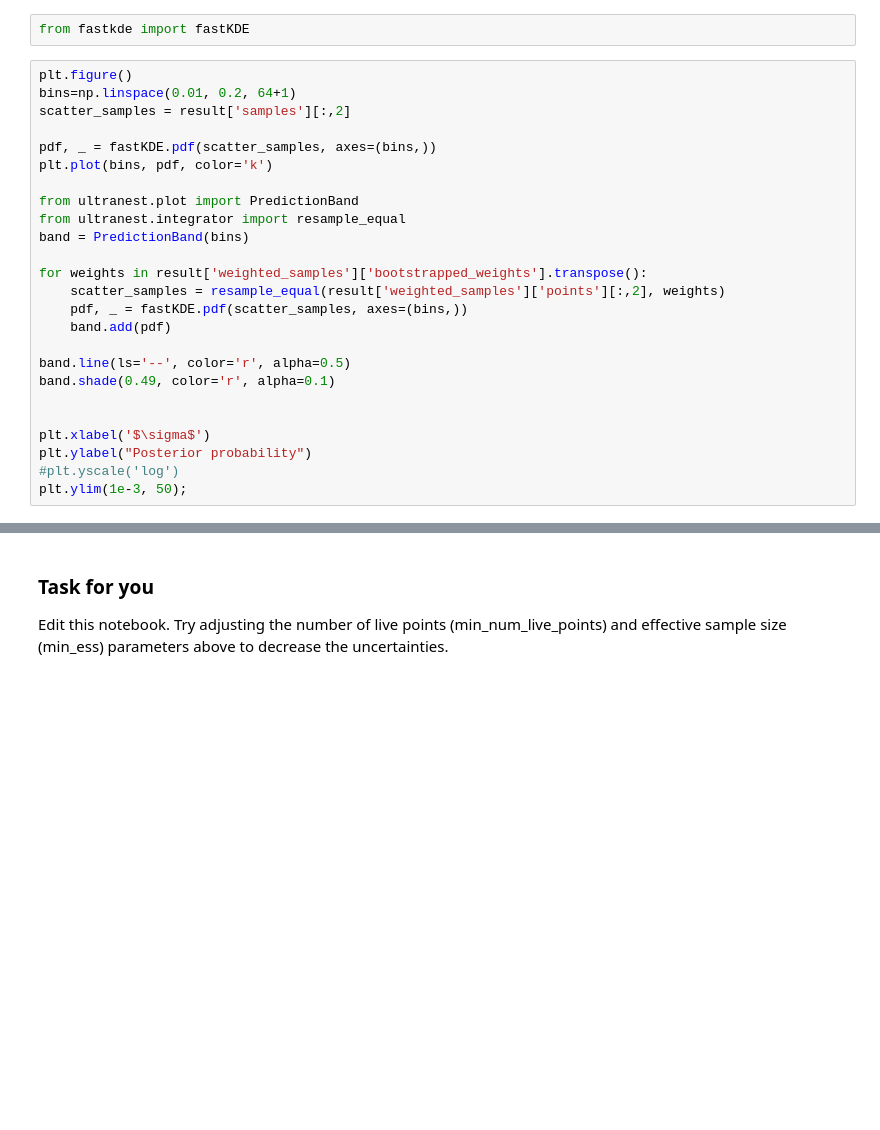
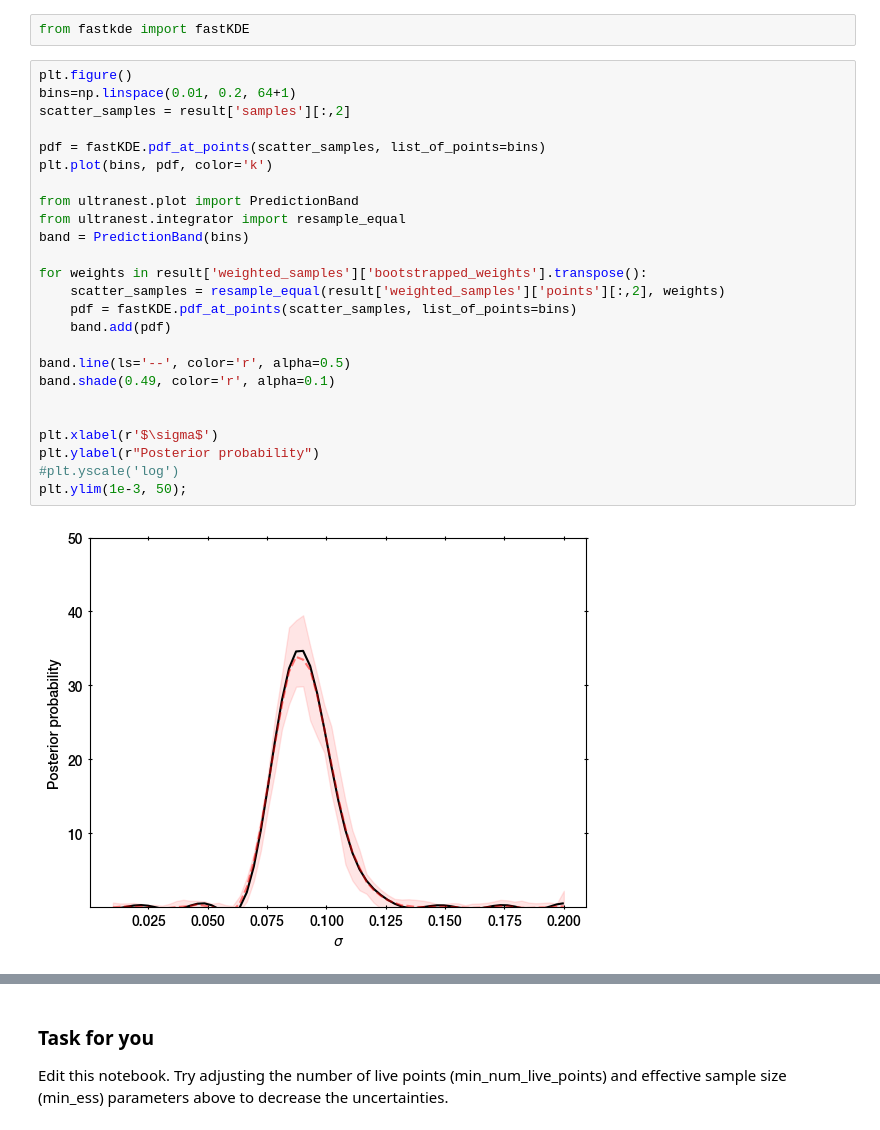
Before and after one commit to JohannesBuchner/UltraNest, a Jupyter notebook: docs/example-line.ipynb, the cells around one changed output, grey strips where cells are left out. Cells and saved outputs as stored; diff of their text form; blank space fills up the shorter version.

```diff
--- a/docs/example-line.ipynb
+++ b/docs/example-line.ipynb
@@ -231,28 +262,30 @@ from fastkde import fastKDE
 # %%
 plt.figure()
 bins=np.linspace(0.01, 0.2, 64+1)
 scatter_samples = result['samples'][:,2]
 
-pdf, _ = fastKDE.pdf(scatter_samples, axes=(bins,))
+pdf = fastKDE.pdf_at_points(scatter_samples, list_of_points=bins)
 plt.plot(bins, pdf, color='k')
 
 from ultranest.plot import PredictionBand
 from ultranest.integrator import resample_equal
 band = PredictionBand(bins)
 
 for weights in result['weighted_samples']['bootstrapped_weights'].transpose():
     scatter_samples = resample_equal(result['weighted_samples']['points'][:,2], weights)
-    pdf, _ = fastKDE.pdf(scatter_samples, axes=(bins,))
+    pdf = fastKDE.pdf_at_points(scatter_samples, list_of_points=bins)
     band.add(pdf)
 
 band.line(ls='--', color='r', alpha=0.5)
 band.shade(0.49, color='r', alpha=0.1)
 
 
-plt.xlabel('$\sigma$')
-plt.ylabel("Posterior probability")
+plt.xlabel(r'$\sigma$')
+plt.ylabel(r"Posterior probability")
 #plt.yscale('log')
 plt.ylim(1e-3, 50);
+# %% [output]
+[figure, added]
 # %% [markdown]
 ![title](static/recursion.jpg)
 # %% [markdown]
```
Also changed, not shown: parts of 12 cells of this notebook, 19 other files.
